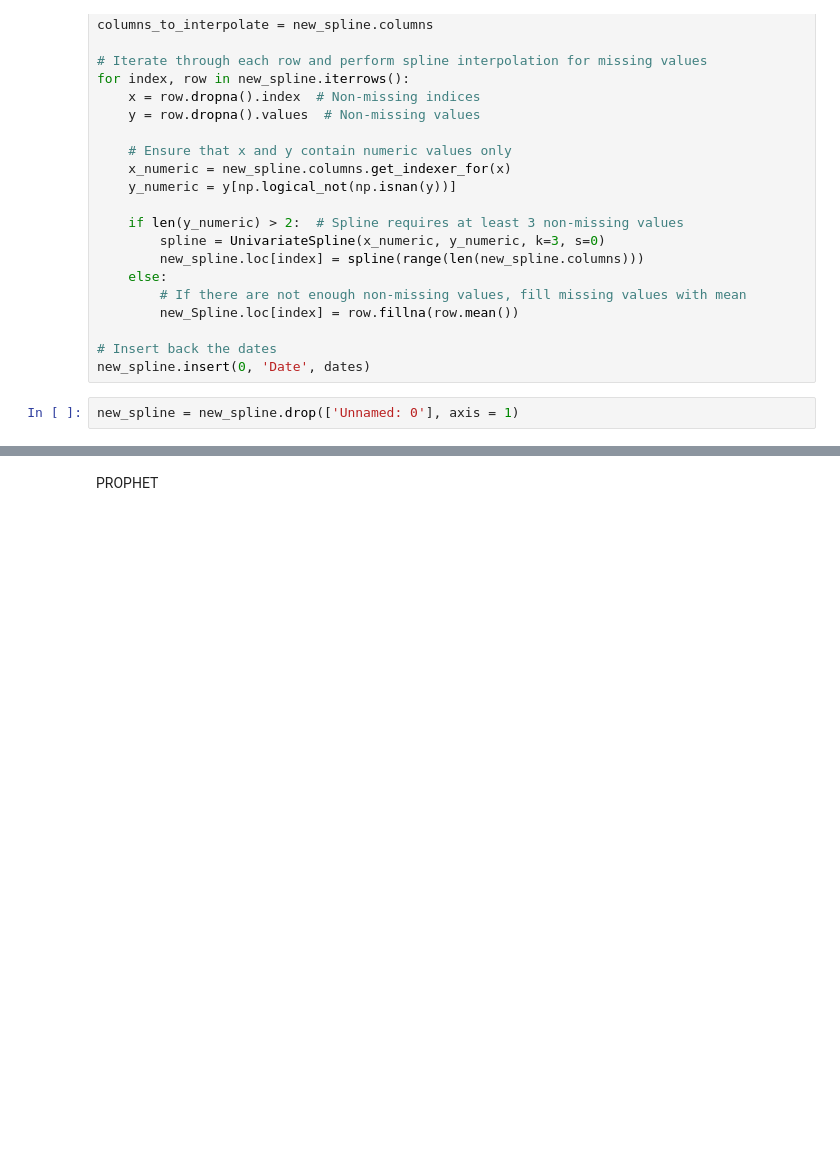
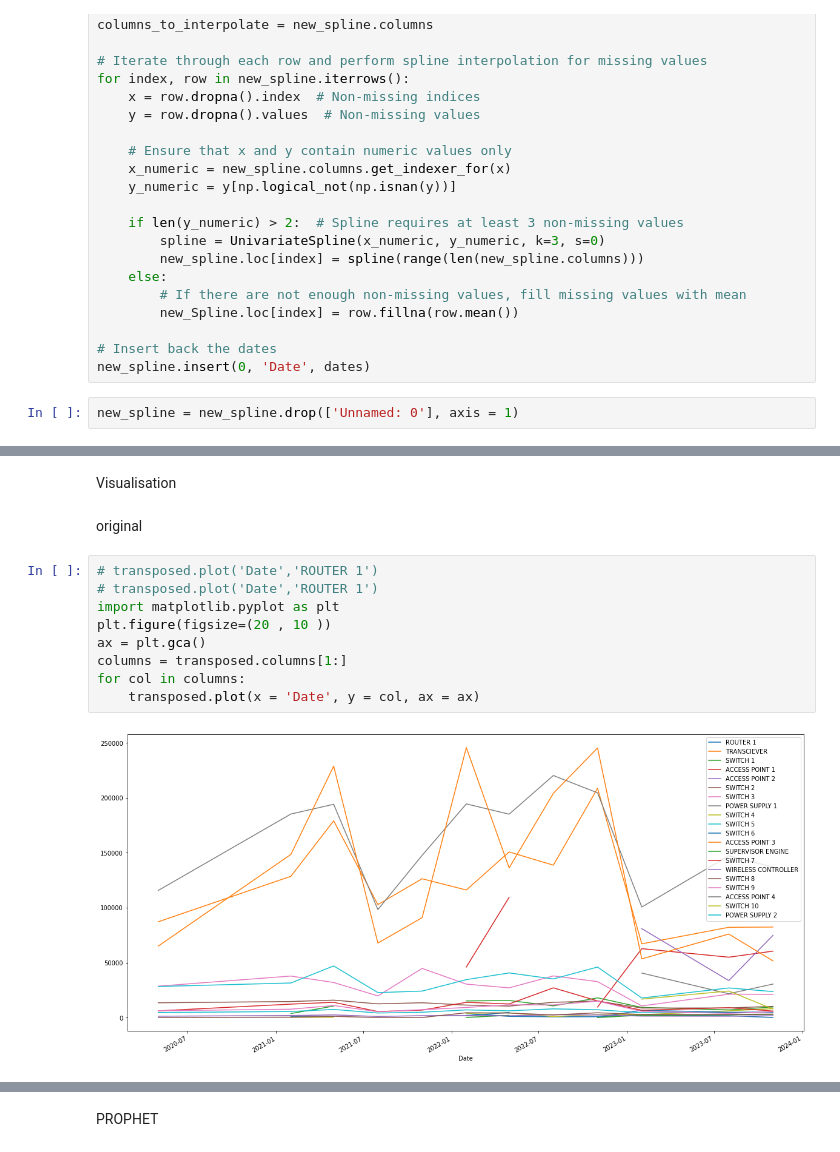
Before and after one commit to Jayasuryan0821-git/Cisco-Hackathon, a Jupyter notebook: final.ipynb, the cells around one changed output, grey strips where cells are left out. Drawn from its saved outputs; the diff is of its cells as text; blank space fills up the shorter version.

```diff
--- a/final.ipynb
+++ b/final.ipynb
@@ -295,0 +366,15 @@ new_spline.to_csv('spline_imputated.csv')
+# %% [markdown]
+Visualisation
+# %% [markdown]
+original
+# %%
+# transposed.plot('Date','ROUTER 1')
+# transposed.plot('Date','ROUTER 1')
+import matplotlib.pyplot as plt
+plt.figure(figsize=(20 , 10 ))
+ax = plt.gca()
+columns = transposed.columns[1:]
+for col in columns:
+    transposed.plot(x = 'Date', y = col, ax = ax)
+# %% [output]
+[figure, added]
```
Also changed, not shown: parts of 38 cells of this notebook.
